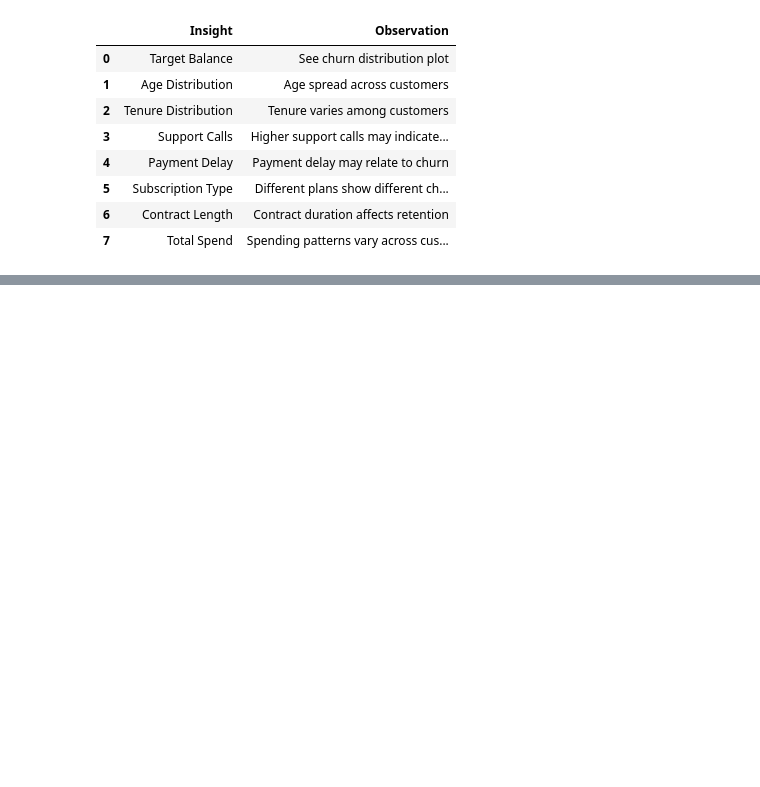
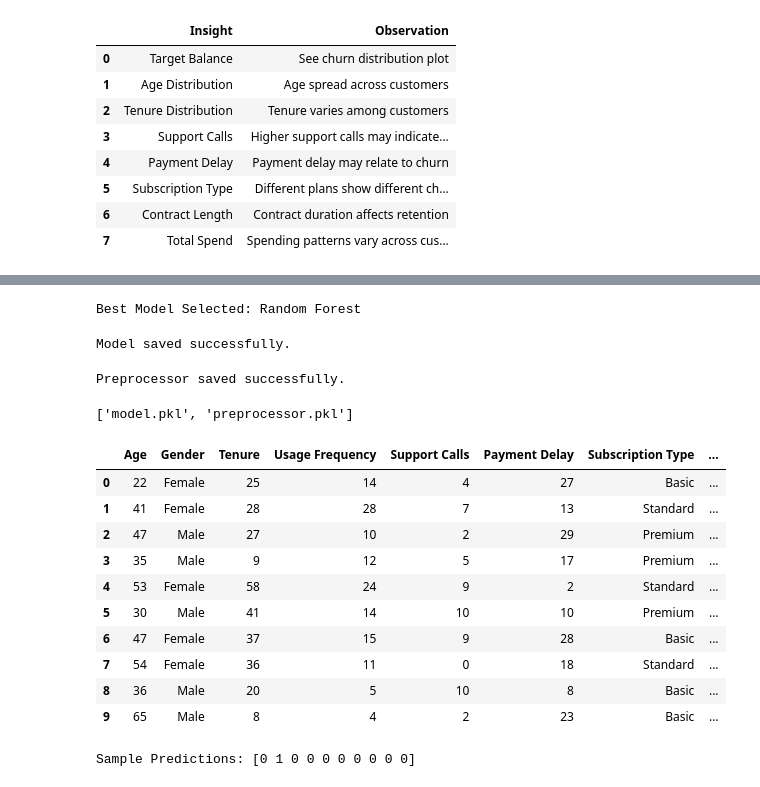
Before and after one commit to Antriksh1Tyagi/customer_churn_prediction, a Jupyter notebook: notebooks/train_model.ipynb, the cells around one changed output, grey strips where cells are left out. Saved outputs shown, nothing was run; the diff lists cells and outputs as text; code cells hidden in the pictures; blank space fills up the shorter version.

```diff
--- a/notebooks/train_model.ipynb
+++ b/notebooks/train_model.ipynb
@@ -510,0 +686,8 @@ eda_summary
+# %%
+# Select the best-performing model (based on evaluation results)
+best_model_name = "Random Forest"
+best_model = trained_models[best_model_name]
+
+print(f"Best Model Selected: {best_model_name}")
+# %% [output]
+Best Model Selected: Random Forest
@@ -510,0 +707,37 @@ eda_summary
+# %%
+joblib.dump(best_model, "../model/model.pkl")
+print("Model saved successfully.")
+# %% [output]
+Model saved successfully.
+# %%
+joblib.dump(preprocessor, "../model/preprocessor.pkl")
+
+print("Preprocessor saved successfully.")
+# %% [output]
+Preprocessor saved successfully.
+# %%
+print(os.listdir("../model"))
+# %% [output]
+['model.pkl', 'preprocessor.pkl']
+# %%
+df.head(10)
+# %% [output]
+|  | Age | Gender | Tenure | Usage Frequency | Support Calls | Payment Delay | Subscription Type | ... |
+| 0 | 22 | Female | 25 | 14 | 4 | 27 | Basic | ... |
+| 1 | 41 | Female | 28 | 28 | 7 | 13 | Standard | ... |
+| 2 | 47 | Male | 27 | 10 | 2 | 29 | Premium | ... |
+| 3 | 35 | Male | 9 | 12 | 5 | 17 | Premium | ... |
+| 4 | 53 | Female | 58 | 24 | 9 | 2 | Standard | ... |
+| 5 | 30 | Male | 41 | 14 | 10 | 10 | Premium | ... |
+| 6 | 47 | Female | 37 | 15 | 9 | 28 | Basic | ... |
+| 7 | 54 | Female | 36 | 11 | 0 | 18 | Standard | ... |
+| 8 | 36 | Male | 20 | 5 | 10 | 8 | Basic | ... |
+| 9 | 65 | Male | 8 | 4 | 2 | 23 | Basic | ... |
+# %%
+loaded_model = joblib.load("../model/model.pkl")
+
+sample_prediction = loaded_model.predict(X_test.iloc[:10])
+
+print("Sample Predictions:", sample_prediction)
+# %% [output]
+Sample Predictions: [0 1 0 0 0 0 0 0 0 0]
```
Also changed, not shown: parts of 9 cells of this notebook, 3 other files.
